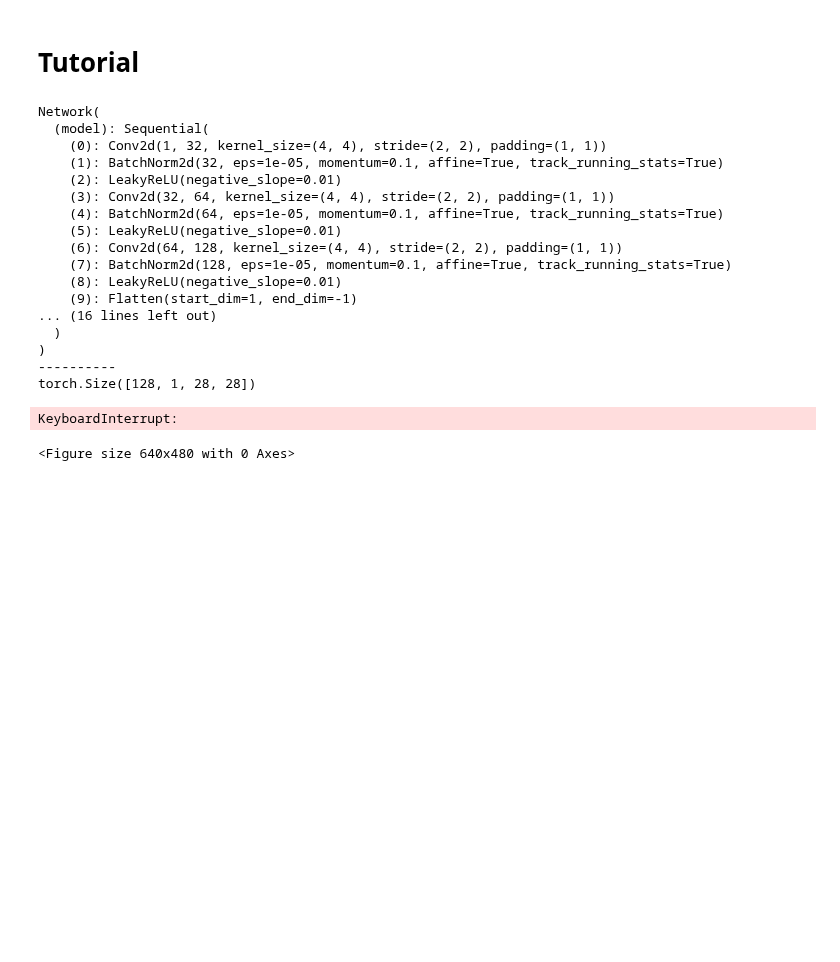
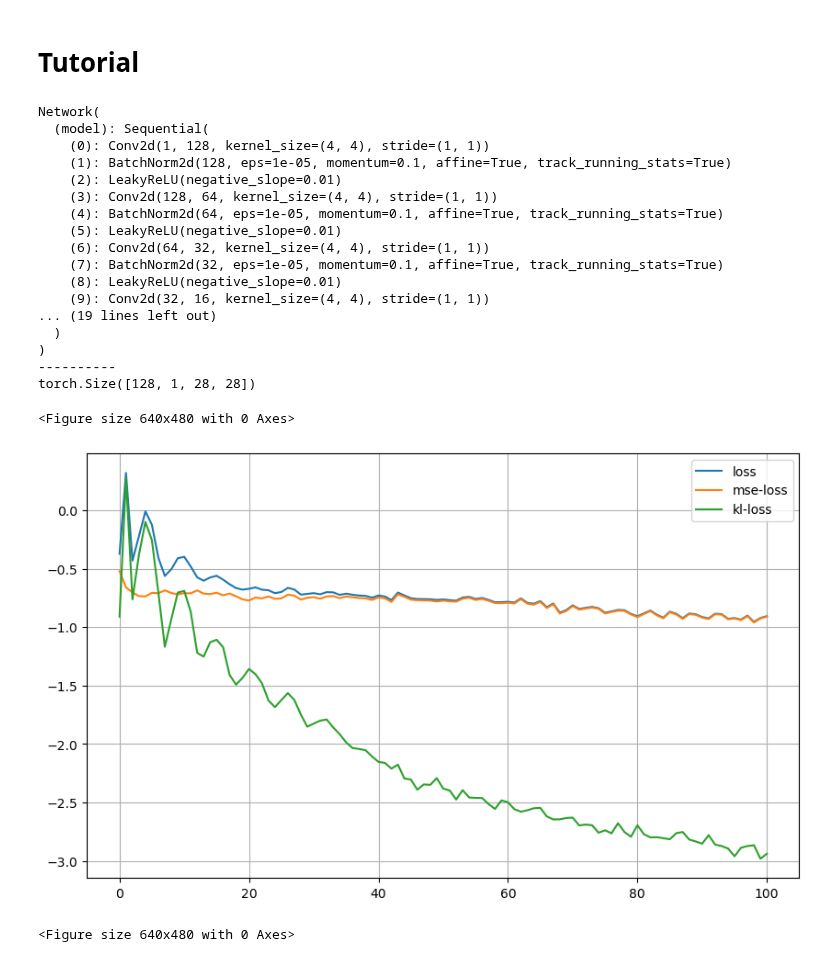
Before and after one commit to bcozmen/deeppy, a Jupyter notebook: tutorials/networks_advanced.ipynb, the cells around one changed output. Cells and saved outputs as stored; diff of their text form; code cells hidden in the pictures; blank space fills up the shorter version.

```diff
--- a/tutorials/networks_advanced.ipynb
+++ b/tutorials/networks_advanced.ipynb
@@ -38,11 +45,11 @@ data = DataGetter(X=X, task ="autoencoder", batch_size = 128, normalization = No
 latent_size = 10
 
 kernel = 4
-stride = 2
-padding = 1
+stride = 1
+padding = 0
 
 e_cnn_arch = {
-            "layers":[1,32,64,128],
+            "layers":[1,128,64,32,16],
             "blocks":[nn.Conv2d, nn.BatchNorm2d, nn.LeakyReLU],
             "block_args": [{"kernel_size" : kernel, "stride":stride, "padding"  : padding} ],
             "out_act":nn.LeakyReLU,
@@ -54,7 +61,7 @@ e_flatten_arch = {
 }
 
 e_dense_arch = {
-    "layers":[1152, latent_size * 2],
+    "layers":[4096, latent_size * 2],
     "blocks":[nn.Linear],
     "block_args":[],
     "out_act":nn.Identity,
@@ -62,7 +69,7 @@ e_dense_arch = {
 }
 
 d_dense_arch = {
-    "layers":[latent_size, 1152],
+    "layers":[latent_size, 4096],
     "blocks":[nn.Linear],
     "block_args":[],
     "out_act":nn.Identity,
@@ -80,21 +87,21 @@ class ImageShape(nn.Module):
 
 d_image_arch = {
     "blocks":[ImageShape],
-    "block_args":[{"shape" : (128,3,3)}],
+    "block_args":[{"shape" : (16,16,16)}],
 }
 
 d_cnn_arch1 = {
-            "layers":[128,64,32,16],
+            "layers":[16,32,64,128],
             "blocks":[nn.ConvTranspose2d, nn.BatchNorm2d, nn.LeakyReLU],
-            "block_args": [{"kernel_size" : kernel, "stride":stride, "padding"  : padding} ],
+            "block_args": [{"kernel_size" : 4, "stride":1, "padding"  : 0} ],
             "out_act":nn.LeakyReLU,
             "weight_init":"uniform",
 }
 
 d_cnn_arch2 = {
-            "layers":[16,1],
+            "layers":[128,1],
             "blocks":[nn.ConvTranspose2d],
-            "block_args": [{"kernel_size" : 7, "stride":1, "padding"  : 1} ],
+            "block_args": [{"kernel_size" : 4, "stride":1, "padding"  : 0} ],
             "out_act":nn.Sigmoid,
             "weight_init":"uniform",
 }
@@ -124,17 +131,17 @@ print(X.shape)
 # %% [output]
 Network(
   (model): Sequential(
-    (0): Conv2d(1, 32, kernel_size=(4, 4), stride=(2, 2), padding=(1, 1))
-    (1): BatchNorm2d(32, eps=1e-05, momentum=0.1, affine=True, track_running_stats=True)
+    (0): Conv2d(1, 128, kernel_size=(4, 4), stride=(1, 1))
+    (1): BatchNorm2d(128, eps=1e-05, momentum=0.1, affine=True, track_running_stats=True)
     (2): LeakyReLU(negative_slope=0.01)
-    (3): Conv2d(32, 64, kernel_size=(4, 4), stride=(2, 2), padding=(1, 1))
+    (3): Conv2d(128, 64, kernel_size=(4, 4), stride=(1, 1))
     (4): BatchNorm2d(64, eps=1e-05, momentum=0.1, affine=True, track_running_stats=True)
     (5): LeakyReLU(negative_slope=0.01)
-    (6): Conv2d(64, 128, kernel_size=(4, 4), stride=(2, 2), padding=(1, 1))
-    (7): BatchNorm2d(128, eps=1e-05, momentum=0.1, affine=True, track_running_stats=True)
+    (6): Conv2d(64, 32, kernel_size=(4, 4), stride=(1, 1))
+    (7): BatchNorm2d(32, eps=1e-05, momentum=0.1, affine=True, track_running_stats=True)
     (8): LeakyReLU(negative_slope=0.01)
-    (9): Flatten(start_dim=1, end_dim=-1)
-... (16 lines left out)
+    (9): Conv2d(32, 16, kernel_size=(4, 4), stride=(1, 1))
+... (19 lines left out)
   )
 )
 ----------
@@ -156,4 +163,4 @@ model = B_Vae(**bvae_params)
 
 #model = B_Vae.load("checkpoint/b_vae.pt")
 # %%
-lf = LearningFrame(model, data)
+lf = LearnFrame(model, data)
@@ -162,10 +167,10 @@ train_loss = []
 # %%
-import numpy as np
-
-for i in range(500):
-    train_loss.append(lf.train())
-    lf.plot(np.log10((train_loss)).T, labels = ["l","mse","kl"])
-lf.plot(np.log10(train_loss).T, labels = ["loss","mse-loss","kl-loss"], show_result= True)
+for i in range(2000):
+    lf.optimize()
+    if i % 100 ==0:
+        lf.plot([np.log10(np.asarray(lf.train_data).T)], labels = [["loss","mse-loss","kl-loss"]])
+lf.plot([np.log10(np.asarray(lf.train_data).T)], labels = [["loss","mse-loss","kl-loss"]],show_result= True)
 # %% [output]
-KeyboardInterrupt:
+<Figure size 640x480 with 0 Axes>
+[figure, added]
 <Figure size 640x480 with 0 Axes>
```
Also changed, not shown: parts of 10 cells of this notebook, 20 other files.
